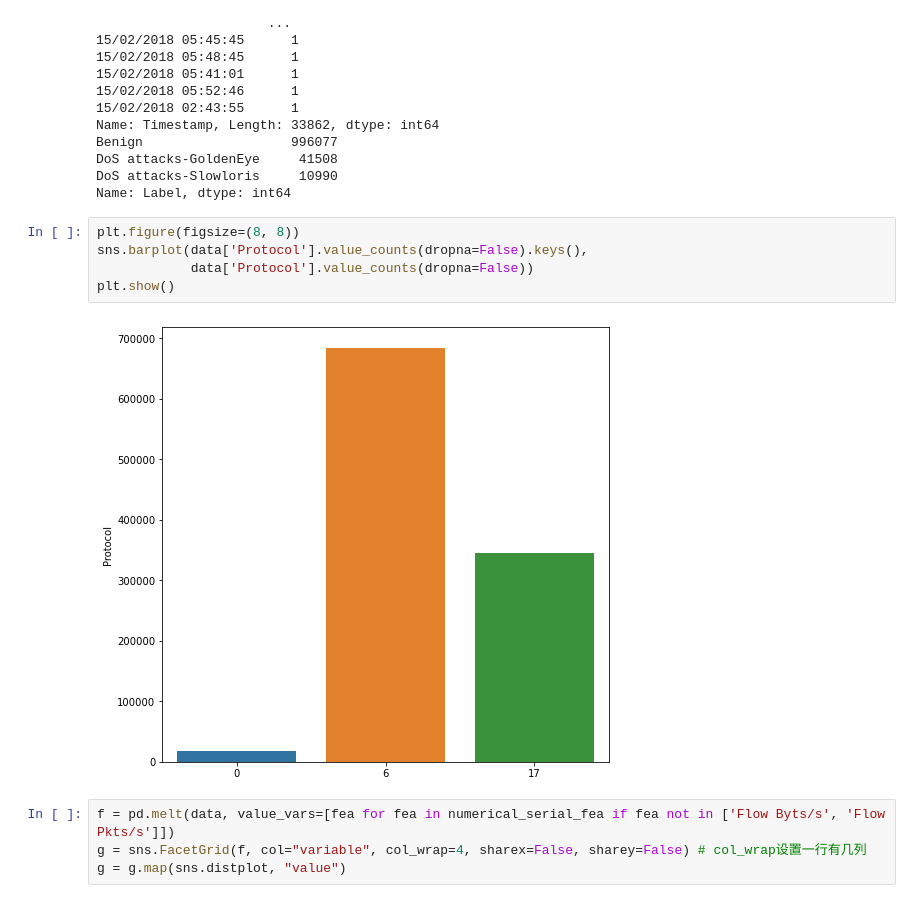
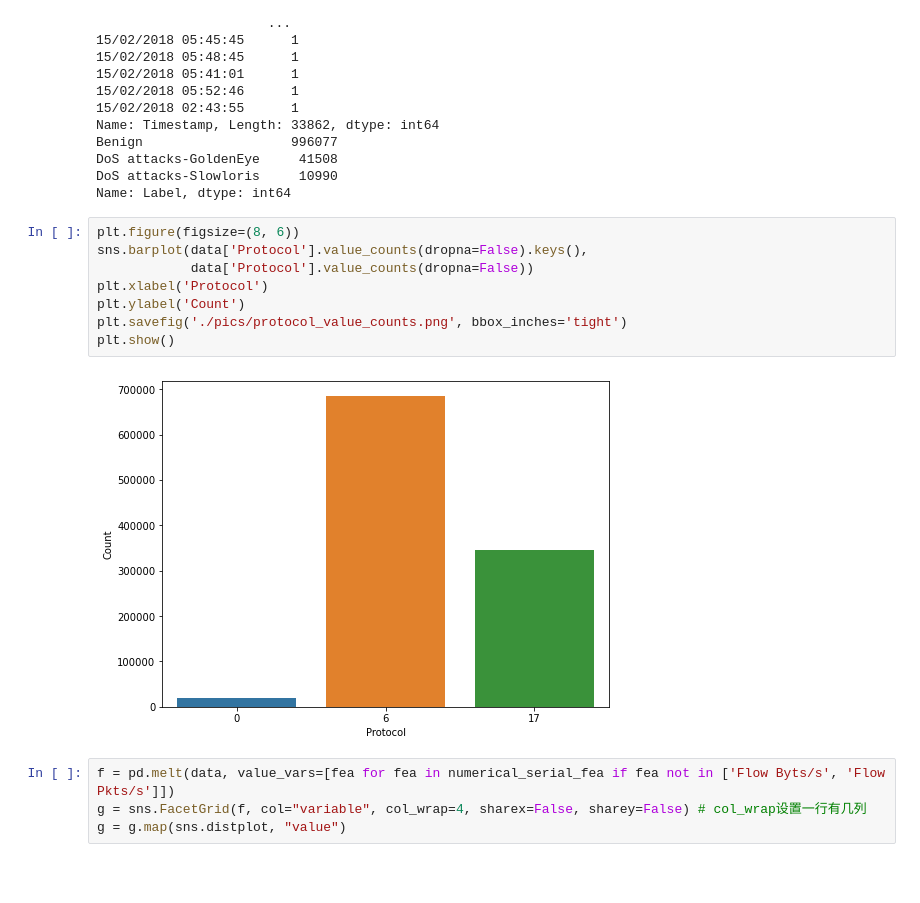
Before and after one commit to Bil369/IDS2018-DDoS-Traffic-Classify, a Jupyter notebook: EDA.ipynb, the cells around one changed output. Drawn from its saved outputs; the diff is of its cells as text; blank space fills up the shorter version.

```diff
--- a/EDA.ipynb
+++ b/EDA.ipynb
@@ -284,12 +290,15 @@ DoS attacks-GoldenEye     41508
 DoS attacks-Slowloris     10990
 Name: Label, dtype: int64
 # %%
-plt.figure(figsize=(8, 8))
+plt.figure(figsize=(8, 6))
 sns.barplot(data['Protocol'].value_counts(dropna=False).keys(),
             data['Protocol'].value_counts(dropna=False))
+plt.xlabel('Protocol')
+plt.ylabel('Count')
+plt.savefig('./pics/protocol_value_counts.png', bbox_inches='tight')
 plt.show()
 # %% [output]
-[figure, old version]
+[figure, new version]
 # %%
 f = pd.melt(data, value_vars=[fea for fea in numerical_serial_fea if fea not in ['Flow Byts/s', 'Flow Pkts/s']])
 g = sns.FacetGrid(f, col="variable", col_wrap=4, sharex=False, sharey=False) # col_wrap设置一行有几列
```
Also changed, not shown: parts of 2 cells of this notebook, 2 other files.
